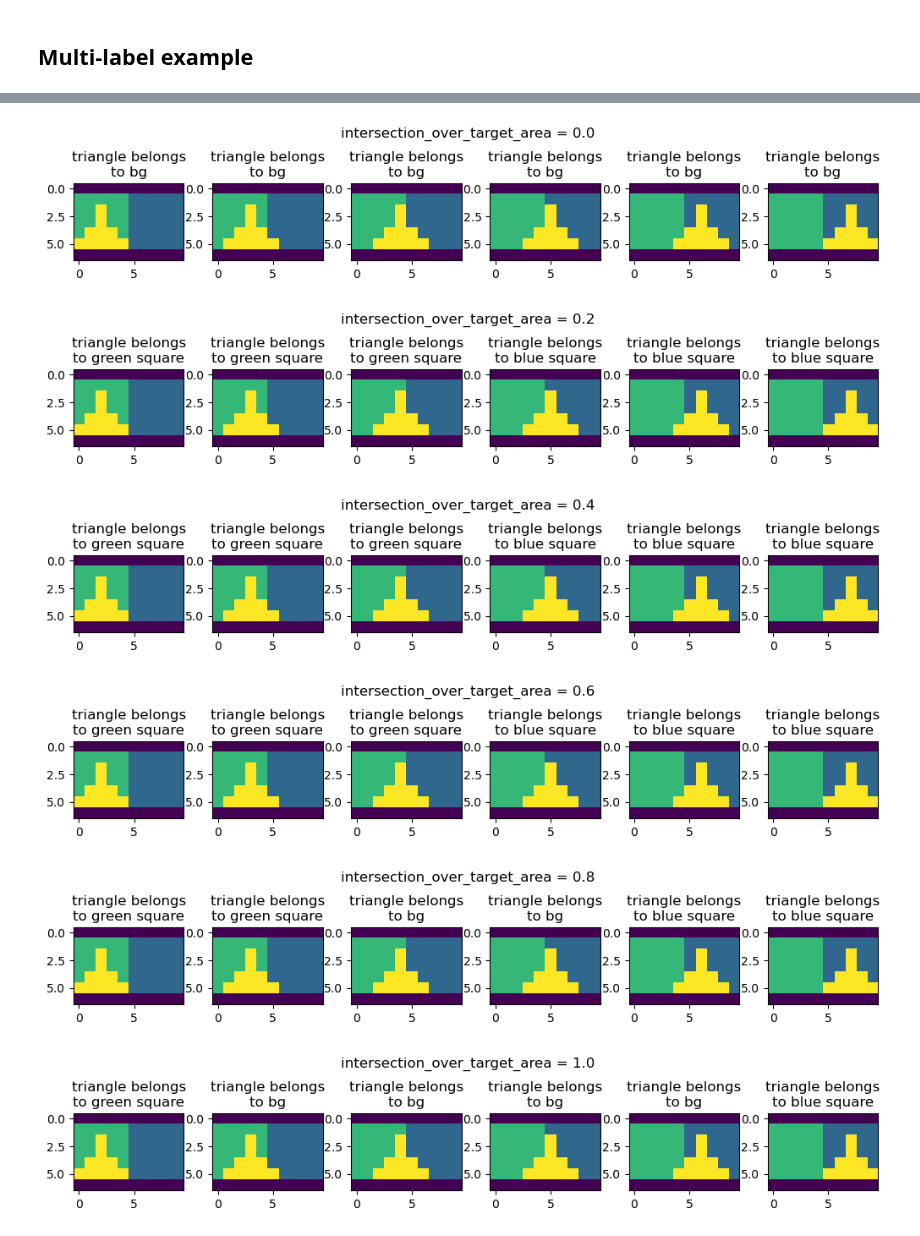
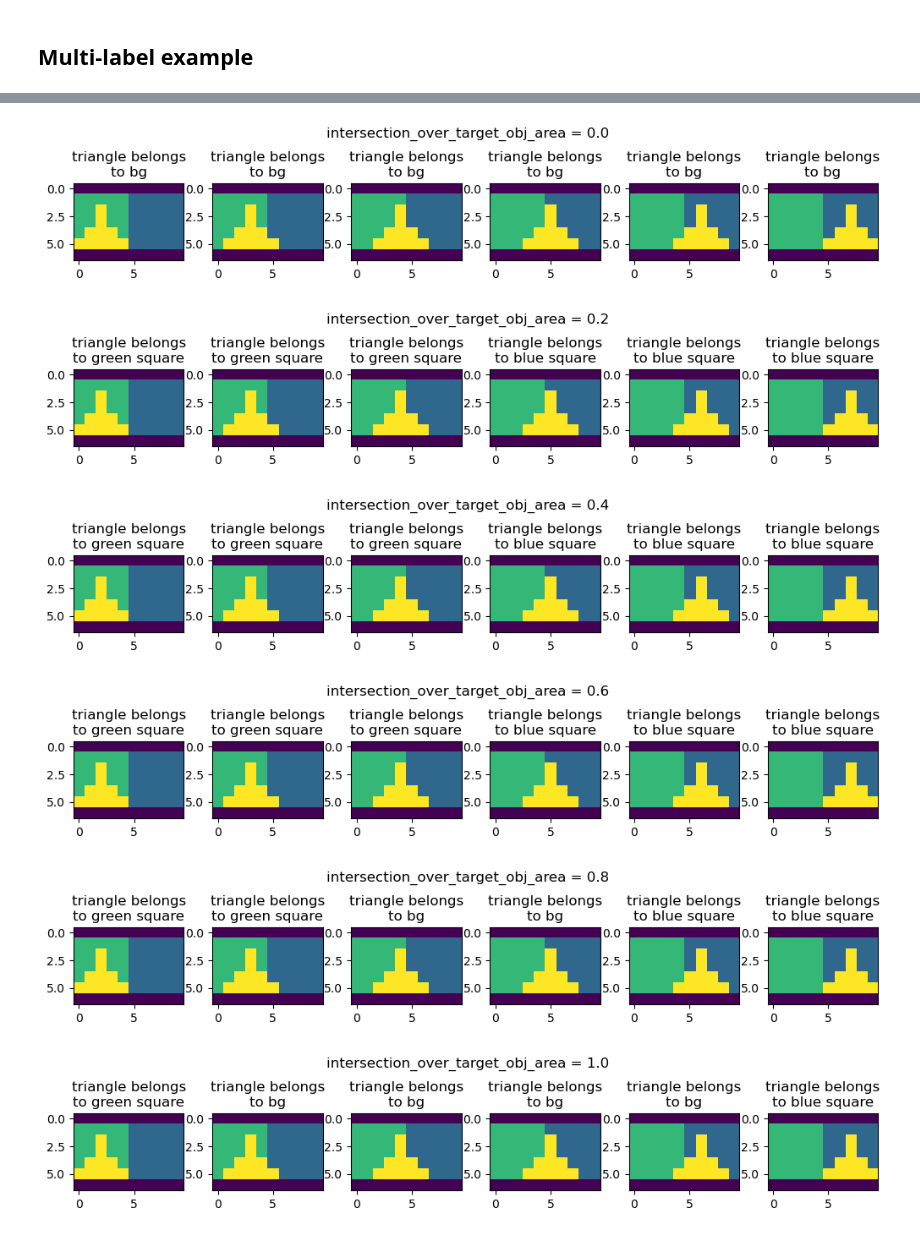
Before and after one commit to haesleinhuepf/napari-skimage-regionprops, a Jupyter notebook: demo/intersection_over_target_area_explained.ipynb, the cells around one changed output, grey strips where cells are left out. Cells and saved outputs as stored; diff of their text form; code cells hidden in the pictures.

```diff
--- a/demo/intersection_over_target_area_explained.ipynb
+++ b/demo/intersection_over_target_area_explained.ipynb
@@ -62,5 +62,6 @@ for i, probe in enumerate(probe_list):
     Io_object_area = intersection_area / triangle_area
 
     ax[i].imshow(image, vmax=3)
-    ax[i].set_title('IoU: ' + str(np.around(IoU,2)) + '\nIo_Object_Area: ' + str(np.around(Io_object_area,2)))
+    ax[i].set_title('IoU: ' + str(np.around(IoU,2)) + '\nIo_[Target_Object_Area]: ' + str(np.around(Io_object_area,2)))
+plt.tight_layout()
 # %% [output]
@@ -102,15 +103,15 @@ def highest_overlap(regionmask, intensity_image,
 label_dict = {0: 'bg', 1: 'square'} #bg means background
 # %%
 for i in range(6):
-    intersection_over_target_area = i/5
+    intersection_over_target_obj_area = i/5
 
     fig, ax = plt.subplots(1,6, figsize = [10,2])
-    title = 'intersection_over_target_area = ' + str(intersection_over_target_area)
+    title = 'intersection_over_target_obj_area = ' + str(intersection_over_target_obj_area)
     plt.suptitle(title)
     for i, probe in enumerate(probe_list):
         ax[i].imshow(ref_labels + probe, vmax=3)
         value = highest_overlap(regionmask = probe, intensity_image = ref_labels,
-                            overlap_threshold=intersection_over_target_area)
+                            overlap_threshold=intersection_over_target_obj_area)
         ax[i].set_title('triangle belongs\nto ' + label_dict[value])
     plt.tight_layout()
 # %% [output]
@@ -139,21 +140,21 @@ ref_labels2 = np.array([
 label_dict = {0: 'bg', 1: 'blue square', 2: 'green square'} #bg means background
 # %%
 for i in range(6):
-    intersection_over_target_area = i/5
+    intersection_over_target_obj_area = i/5
 
     fig, ax = plt.subplots(1,6, figsize = [10,2])
-    title = 'intersection_over_target_area = ' + str(intersection_over_target_area)
+    title = 'intersection_over_target_obj_area = ' + str(intersection_over_target_obj_area)
     plt.suptitle(title)
     for i, probe in enumerate(probe_list):
         ax[i].imshow(ref_labels2 + probe, vmax=3)
         value = highest_overlap(regionmask = probe, intensity_image = ref_labels2,
-                            overlap_threshold=intersection_over_target_area)
+                            overlap_threshold=intersection_over_target_obj_area)
         ax[i].set_title('triangle belongs\nto ' + label_dict[value])
     plt.tight_layout()
 # %% [output]
-[figure, old version]
+[figure, new version]
-[figure, old version]
+[figure, new version]
-[figure, old version]
+[figure, new version]
-[figure, old version]
+[figure, new version]
-[figure, old version]
+[figure, new version]
-[figure, old version]
+[figure, new version]
```
Also changed, not shown: parts of 7 cells of this notebook.
